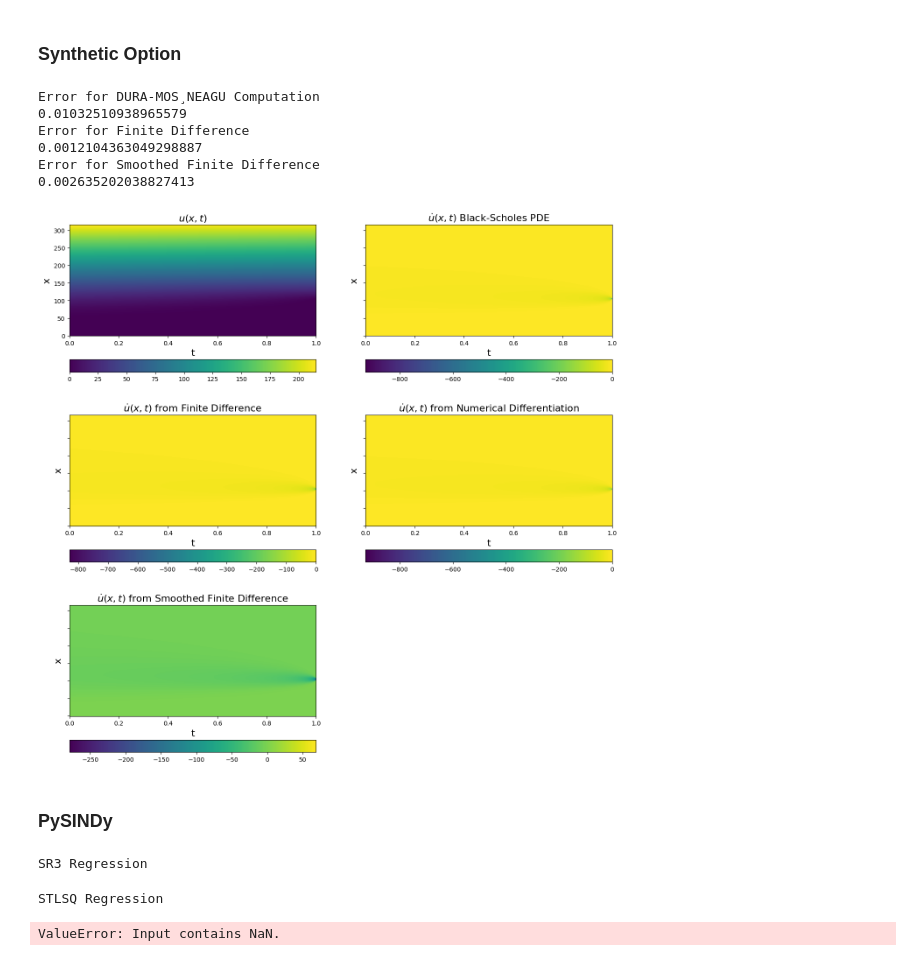
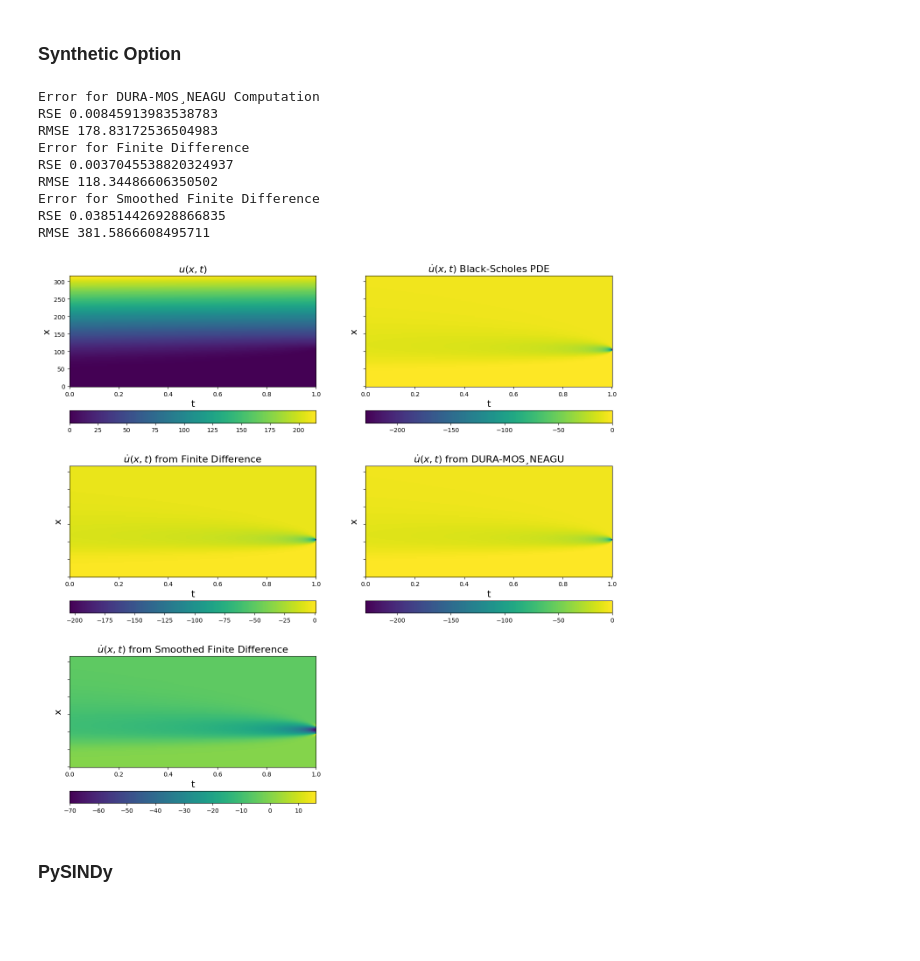
Before and after one commit to brunoCCOS/bs-find-with-sindy, a Jupyter notebook: SINDy_precificacao_derivativos.ipynb, the cells around one changed output. Cells and saved outputs as stored; diff of their text form; code cells hidden in the pictures; blank space fills up the shorter version.

```diff
--- a/SINDy_precificacao_derivativos.ipynb
+++ b/SINDy_precificacao_derivativos.ipynb
@@ -101,8 +101,8 @@ sigma = 0.4
 K = 105
 T = 1.
 
-timesteps = 10000
-spacesteps =  500
+timesteps = 1200
+spacesteps =  120
 
 # Monte Carlo simulation
 x = np.linspace(0, K*3, spacesteps)
@@ -127,7 +127,7 @@ u = call_prices.T
 n_arr = np.asarray([np.arange(0,spacesteps,1)]*timesteps).T
 u_x = ps.FiniteDifference(axis=0,order = 2)._differentiate(u,t = dx)
 u_xx = ps.FiniteDifference(axis=0,d=2,order = 2)._differentiate(u,t = dx)
-u_t = ps.FiniteDifference(axis=1,order = 1)._differentiate(u,t = dt)
+u_t = ps.FiniteDifference(axis=1,order = 2)._differentiate(u,t = dt)
 u_t_ = ps.SmoothedFiniteDifference(axis=1,order = 1)._differentiate(u,t = dt)
 v_dot = numerical_partial_black_scholes(u.T,r,sigma).T
 
@@ -150,7 +150,7 @@ plt.xlabel("t", fontsize=16)
 plt.ylabel("x", fontsize=16)
 ax = plt.gca()
 ax.set_yticklabels([])
-plt.title(r"$\dot{u}(x, t)$ from Numerical Differentiation", fontsize=16)
+plt.title(r"$\dot{u}(x, t)$ from DURA-MOS¸NEAGU", fontsize=16)
 plt.colorbar(orientation="horizontal")
 
 u_dot = -(1/2)*((sigma**2)*(X.T**2)*u_xx) - (r*(X.T)*u_x) + r*u
@@ -165,39 +165,45 @@ plt.colorbar(orientation="horizontal")
 
 
 plt.subplot(3, 2, 3)
 plt.pcolormesh(t, x, u_t)
 plt.xlabel("t", fontsize=16)
 plt.ylabel("x", fontsize=16)
 ax = plt.gca()
 ax.set_yticklabels([])
 plt.title(r"$\dot{u}(x, t)$ from Finite Difference", fontsize=16)
 plt.colorbar(orientation="horizontal")
 
 plt.subplot(3, 2, 5)
 plt.pcolormesh(t, x, u_t_)
 plt.xlabel("t", fontsize=16)
 plt.ylabel("x", fontsize=16)
 ax = plt.gca()
 ax.set_yticklabels([])
 plt.title(r"$\dot{u}(x, t)$ from Smoothed Finite Difference", fontsize=16)
 plt.colorbar(orientation="horizontal")
 
 
 print('Error for DURA-MOS¸NEAGU Computation')
-print((np.sqrt((u_dot - v_dot)**2)).mean())
+print('RSE',np.sum((u_dot - v_dot)**2)/np.sum((u_dot - u_dot.mean())**2))
+print('RMSE',(np.sqrt(np.sum((u_dot - v_dot)**2).mean())))
 print('Error for Finite Difference ')
-print((np.sqrt((u_dot - u_t)**2)).mean())
+print('RSE',np.sum((u_dot - u_t)**2)/np.sum((u_dot - u_dot.mean())**2))
+print('RMSE',(np.sqrt(np.sum((u_dot - u_t)**2).mean())))
 print('Error for Smoothed Finite Difference')
-print((np.sqrt((u_dot - u_t_)**2)).mean())
+print('RSE',np.sum((u_dot - u_t_)**2)/np.sum((u_dot - u_dot.mean())**2))
+print('RMSE',(np.sqrt(np.sum((u_dot - u_t_)**2).mean())))
 
 plt.show()
 # %% [output]
 Error for DURA-MOS¸NEAGU Computation
-0.01032510938965579
+RSE 0.00845913983538783
+RMSE 178.83172536504983
 Error for Finite Difference
-0.0012104363049298887
+RSE 0.0037045538820324937
+RMSE 118.34486606350502
 Error for Smoothed Finite Difference
-0.002635202038827413
+RSE 0.038514426928866835
+RMSE 381.5866608495711
-[figure, old version]
+[figure, new version]
 # %% [markdown]
 ### PySINDy
@@ -233,26 +247 @@ lib = ps.CustomLibrary(
 )
-# %%
-
-# Fit and predict with the non-weak model
-print('SR3 Regression')
-
-opt = ps.SR3(
-    threshold=8, thresholder="l1", tol=1e-12, normalize_columns=True, max_iter=1000000
-)
-model_for_prediction = ps.SINDy(feature_library=lib, optimizer=opt)
-model_for_prediction.fit(u_final,x_dot = u_dot)
-# print(model_for_prediction.score(u_test))
-# Prints a very wrong model
-model_for_prediction.print()
-# %% [output]
-SR3 Regression
-# %%
-print('STLSQ Regression')
-optimizer = ps.STLSQ(threshold=10, alpha=1e-12, normalize_columns=True)
-model = ps.SINDy(feature_library=lib, optimizer=optimizer)
-model.fit(u_final,x_dot = u_dot)
-# print(model.score(u_test))
-model.print()
-# %% [output]
-STLSQ Regression
-ValueError: Input contains NaN.
```
Also changed, not shown: parts of 8 cells of this notebook.
